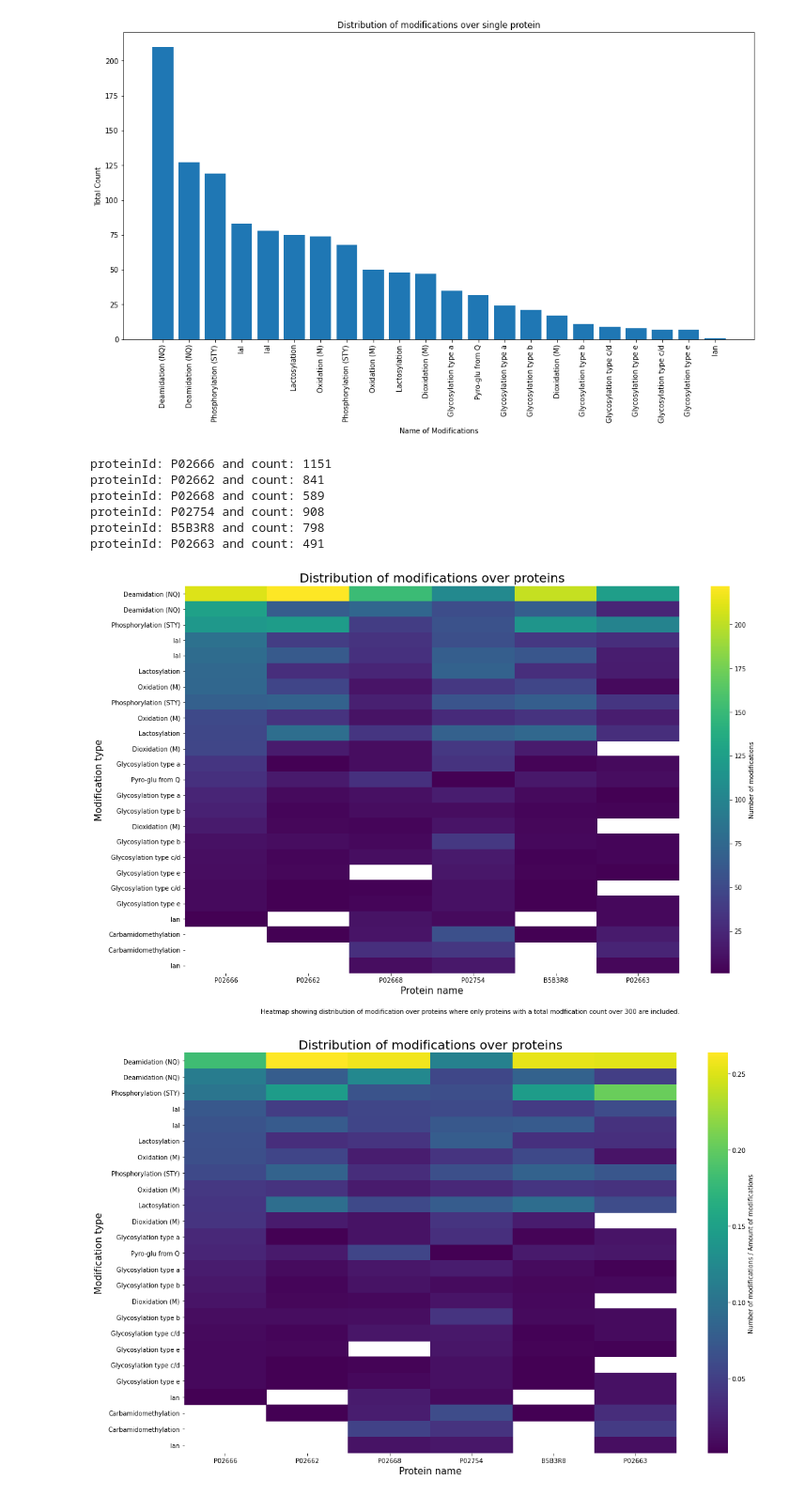
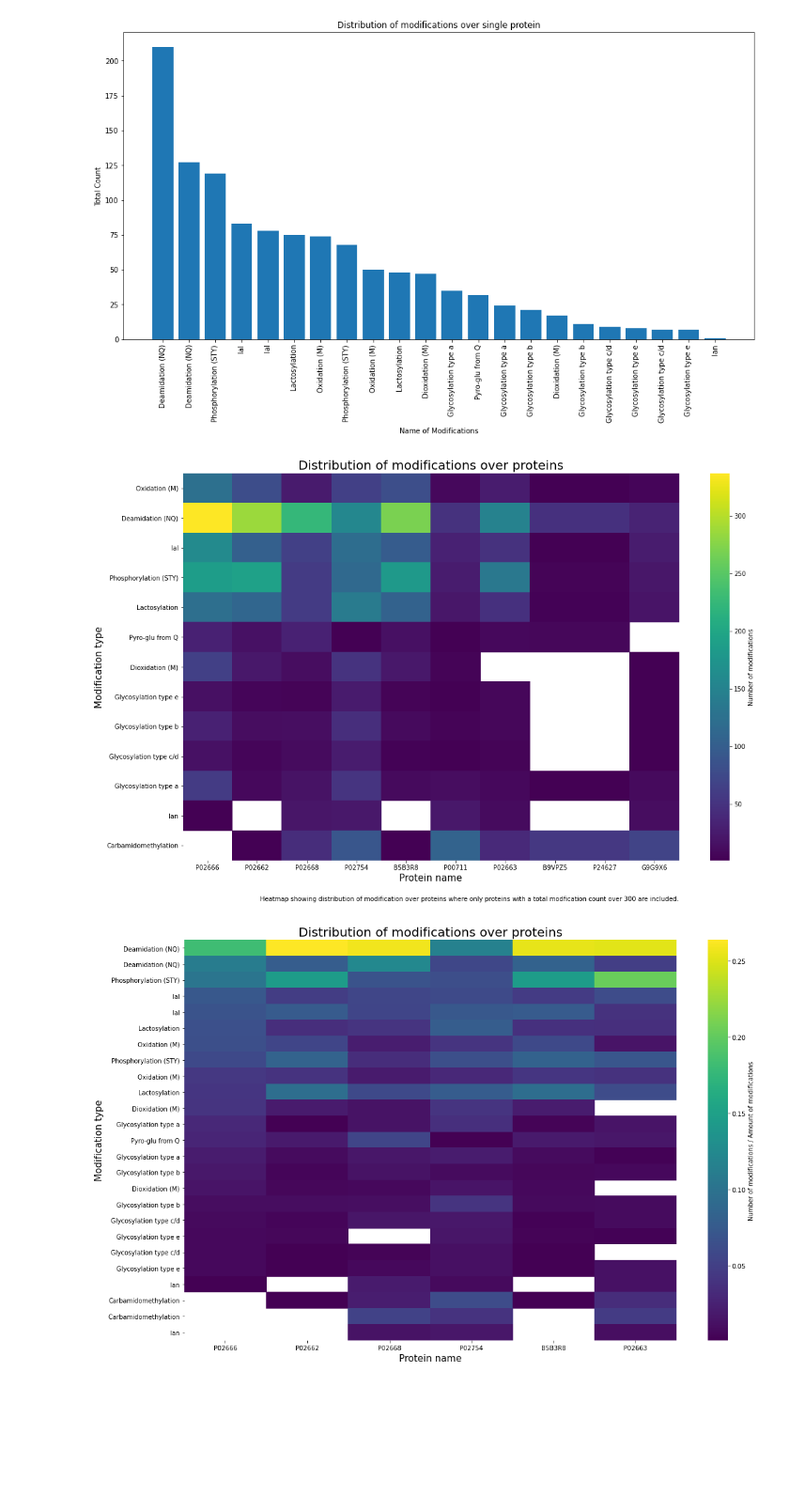
Before and after one commit to Munklinde96/Data_Visualization, a Jupyter notebook: viz_presentation1.ipynb, the cells around one changed output. Shown at 94% size. Saved outputs shown, nothing was run; the diff lists cells and outputs as text; code cells hidden in the pictures; blank space fills up the shorter version.

```diff
--- a/viz_presentation1.ipynb
+++ b/viz_presentation1.ipynb
@@ -299,6 +300,7 @@ differentModificationsByProtein = {}
 for x, proteinId in modificationsAndProteins.itertuples(index=False):
     if pd.isnull(x) or not proteinId:
         continue
+    proteinId = proteinId.strip()
     if proteinId not in differentModificationsByProtein:
         differentModificationsByProtein[proteinId] = {}
     mods = x.split(";")
@@ -360,43 +362,49 @@ plt.xticks(rotation='vertical')
   Text(0, 0, '')])
 [figure]
 # %%
-totalProteinMods = {}
-for protein, mods in differentModificationsByProtein.items():
-    if protein not in totalProteinMods:
-        totalProteinMods[protein] = 0
-    for mod, count in mods.items():
-        if pd.isnull(count):
+def get_modification_count_per_protein(df, countFilter):
+    df_protein_mods = df[["PTM", "Protein Accession"]]
+    modificationCountByProtein = {}
+    totalProteinModCount = {}
+    for modString, proteinName in df_protein_mods.itertuples(index=False):
+        if pd.isnull(modString):
             continue
-        totalProteinMods[protein] += count
-differentModificationsByProteinCountOver500 = {}
-for protein, totalCount in totalProteinMods.items():
-    if totalCount > 300:
-        differentModificationsByProteinCountOver500[protein] = differentModificationsByProtein[protein]
-        print("proteinId: "+str(protein)+" and count: "+str(totalCount))
-
-modPd = pd.DataFrame(differentModificationsByProteinCountOver500)
+        proteinName = proteinName.strip()
+        modString = modString.strip()
+        if proteinName not in modificationCountByProtein:
+            modificationCountByProtein[proteinName] = {}
+            totalProteinModCount[proteinName] = 0
+        mods = modString.split(";")
+        for mod in mods:
+            mod = mod.strip()
+            if mod not in modificationCountByProtein[proteinName]:
+                 modificationCountByProtein[proteinName][mod] = 1
+            else:
+                 modificationCountByProtein[proteinName][mod] += 1
+                 totalProteinModCount[proteinName] += 1
+    modificationCountByProteinFiltered = {}
+    for proteinName, mods in modificationCountByProtein.items():
+        if totalProteinModCount[proteinName] > countFilter:
+            modificationCountByProteinFiltered[proteinName] = mods
+    modPd = pd.DataFrame(modificationCountByProteinFiltered)
+    return modPd
+modPd = get_modification_count_per_protein(df, 100)
 plt.figure(figsize=(16,10))
 ax = sns.heatmap(modPd, cmap="viridis", cbar_kws={'label': 'Number of modifications'})
 plt.title('Distribution of modifications over proteins', fontsize = 20) # title with fontsize 20
 plt.xlabel('Protein name', fontsize = 15) # x-axis label with fontsize 15
 plt.ylabel('Modification type', fontsize = 15) # y-axis label with fontsize 15
 ax.annotate('Heatmap showing distribution of modification over proteins where only proteins with a total modfication count over 300 are included.',
             xy = (1.0, -0.1),
             xycoords='axes fraction',
             ha='right',
             va="center",
             fontsize=10)
 
 plt.tight_layout()
 plt.show()
 # %% [output]
-proteinId: P02666 and count: 1151
-proteinId: P02662 and count: 841
-proteinId: P02668 and count: 589
-proteinId: P02754 and count: 908
-proteinId: B5B3R8 and count: 798
-proteinId: P02663 and count: 491
-[figure, old version]
+[figure, new version]
 # %%
 differentModificationsByProteinCountOver500Normalized  = {}
 for protein, mods in differentModificationsByProteinCountOver500.items():
```
Also changed, not shown: parts of 2 cells of this notebook, 3 other files.
